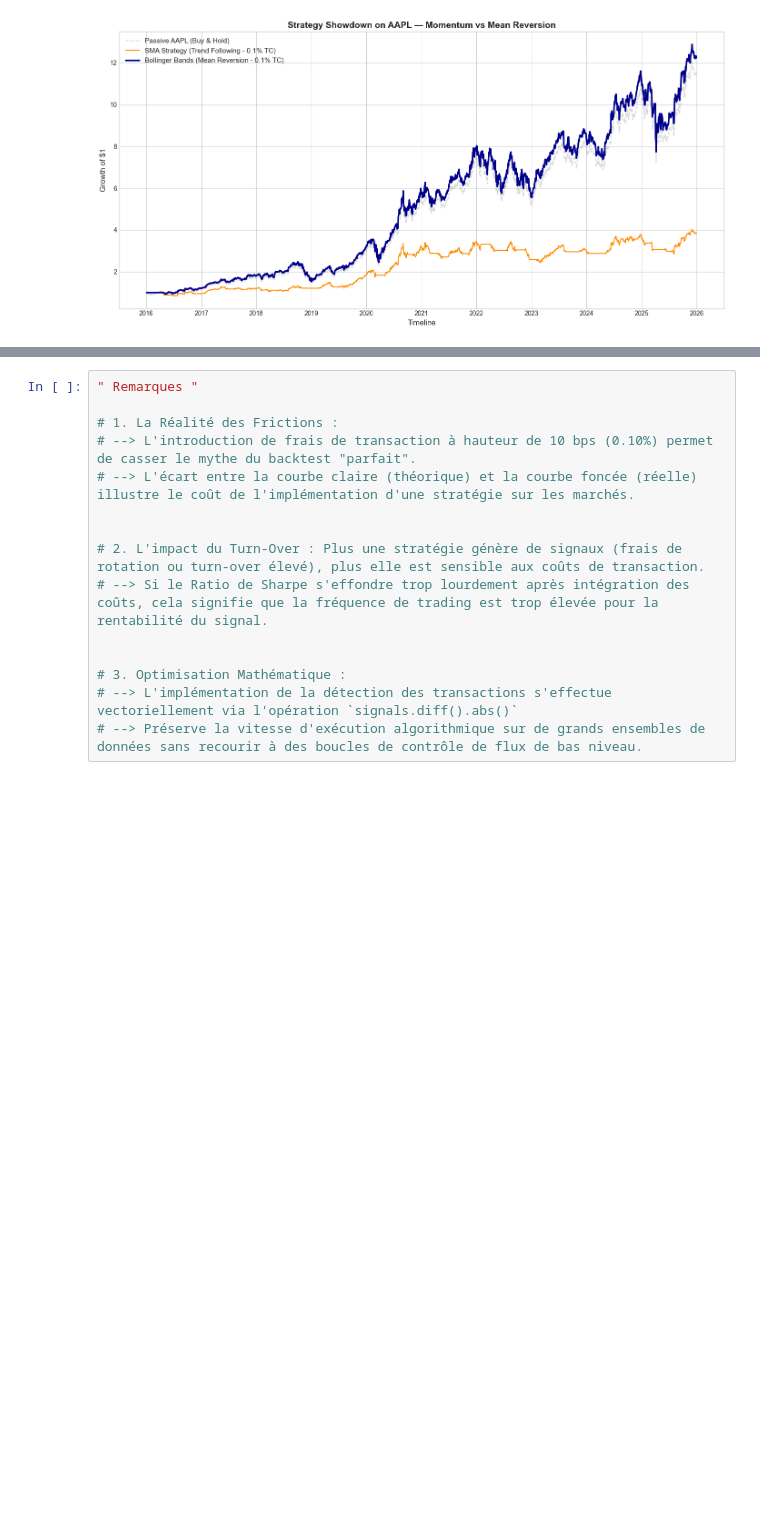
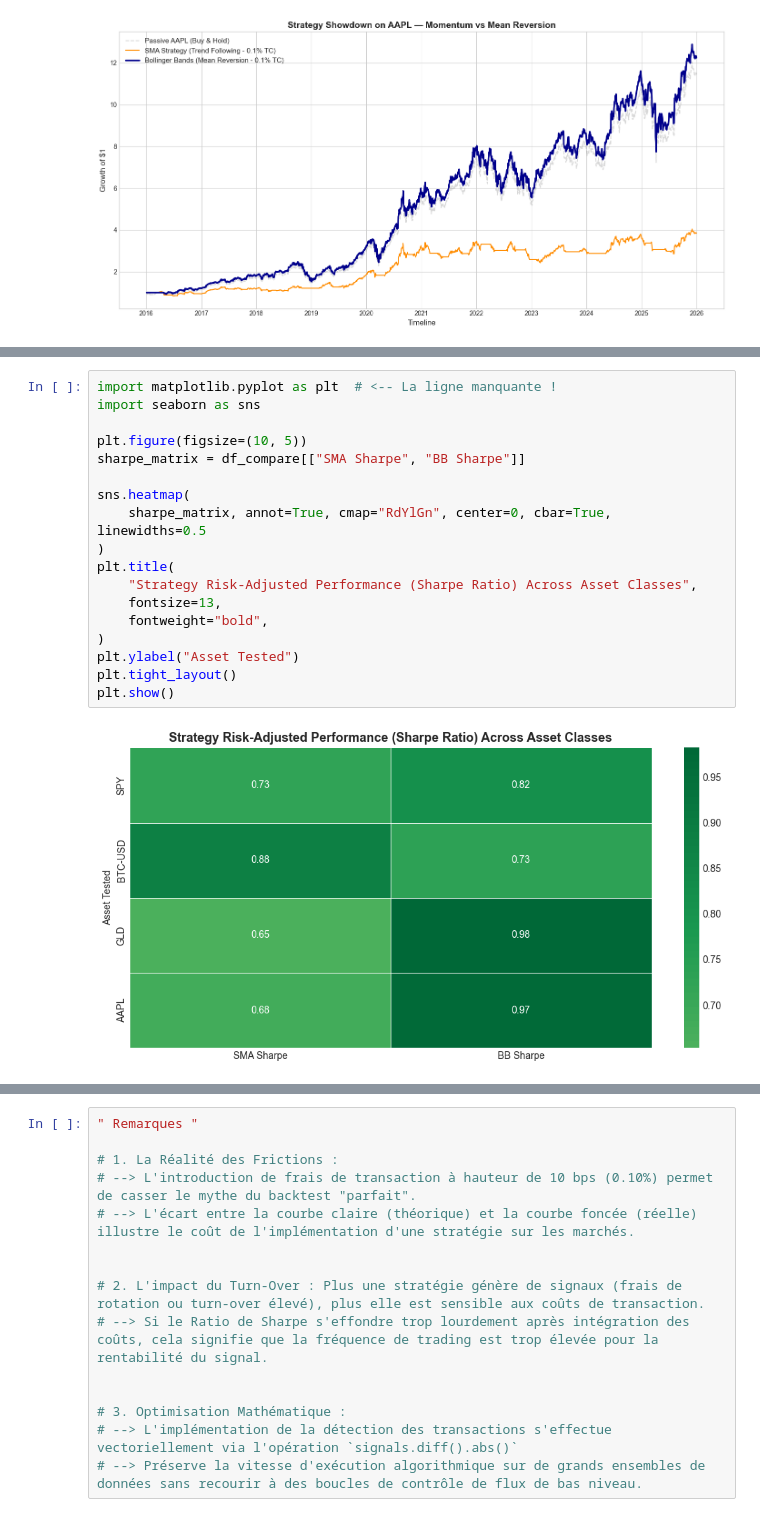
Before and after one commit to gregoirek03/Quant-Project, a Jupyter notebook: advanced_projects/vectorized_backtester/benchmark_backtest.ipynb, the cells around one changed output, grey strips where cells are left out. Cells and saved outputs as stored; diff of their text form; blank space fills up the shorter version.

Commit message:
feat: implement trend-filtered hybrid strategy and final showdown heatmap

```diff
--- a/advanced_projects/vectorized_backtester/benchmark_backtest.ipynb
+++ b/advanced_projects/vectorized_backtester/benchmark_backtest.ipynb
@@ -267,0 +277,20 @@ NameError: name 'run_vectorized_backtest' is not defined
+# %%
+import matplotlib.pyplot as plt  # <-- La ligne manquante !
+import seaborn as sns
+
+plt.figure(figsize=(10, 5))
+sharpe_matrix = df_compare[["SMA Sharpe", "BB Sharpe"]]
+
+sns.heatmap(
+    sharpe_matrix, annot=True, cmap="RdYlGn", center=0, cbar=True, linewidths=0.5
+)
+plt.title(
+    "Strategy Risk-Adjusted Performance (Sharpe Ratio) Across Asset Classes",
+    fontsize=13,
+    fontweight="bold",
+)
+plt.ylabel("Asset Tested")
+plt.tight_layout()
+plt.show()
+# %% [output]
+[figure, added]
```
Also changed, not shown: parts of 4 cells of this notebook.
